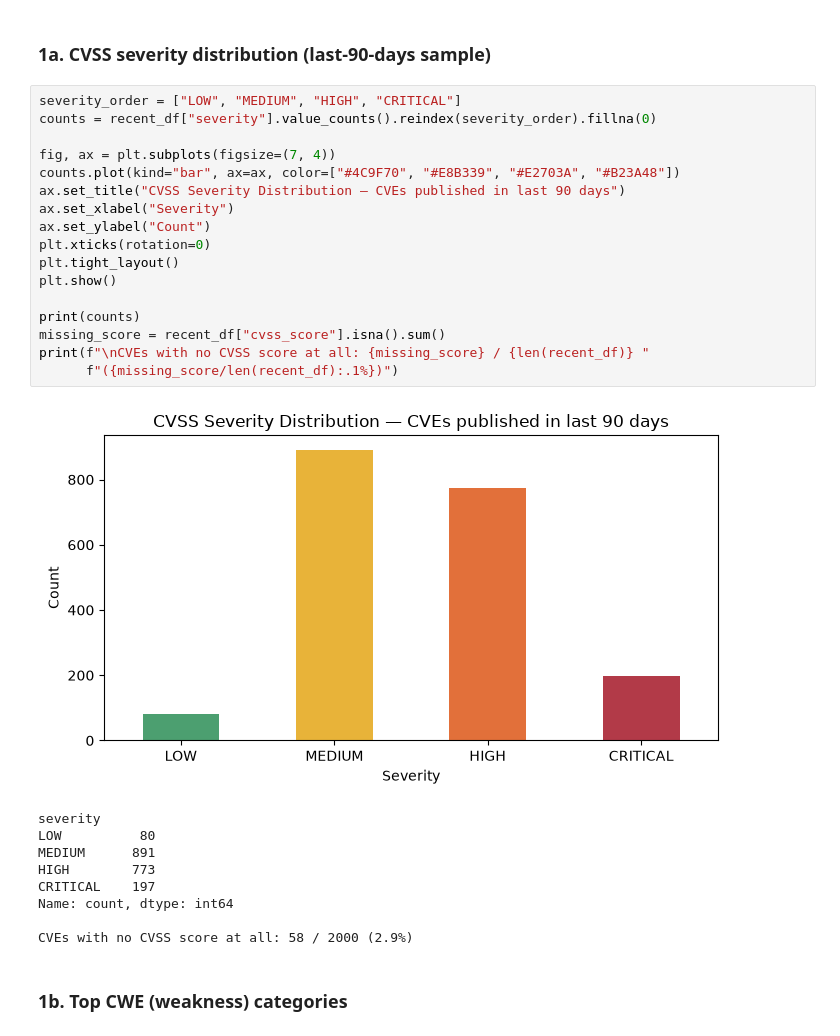
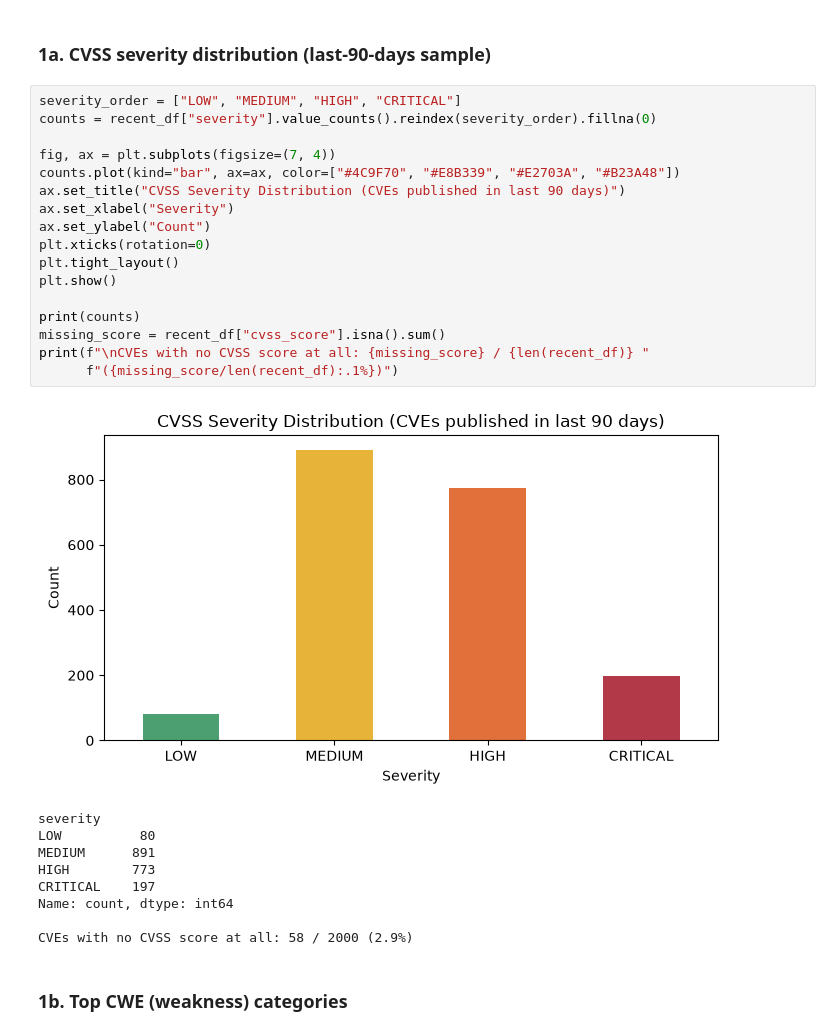
Before and after one commit to Yash-Annapure/IT_Security_Agent, a Jupyter notebook: notebooks/week1_analysis.ipynb, the cells around one changed output. Drawn from its saved outputs; the diff is of its cells as text.

```diff
--- a/notebooks/week1_analysis.ipynb
+++ b/notebooks/week1_analysis.ipynb
@@ -207,22 +216,22 @@ ecosystem_df.head()
 # %%
 severity_order = ["LOW", "MEDIUM", "HIGH", "CRITICAL"]
 counts = recent_df["severity"].value_counts().reindex(severity_order).fillna(0)
 
 fig, ax = plt.subplots(figsize=(7, 4))
 counts.plot(kind="bar", ax=ax, color=["#4C9F70", "#E8B339", "#E2703A", "#B23A48"])
-ax.set_title("CVSS Severity Distribution — CVEs published in last 90 days")
+ax.set_title("CVSS Severity Distribution (CVEs published in last 90 days)")
 ax.set_xlabel("Severity")
 ax.set_ylabel("Count")
 plt.xticks(rotation=0)
 plt.tight_layout()
 plt.show()
 
 print(counts)
 missing_score = recent_df["cvss_score"].isna().sum()
 print(f"\nCVEs with no CVSS score at all: {missing_score} / {len(recent_df)} "
       f"({missing_score/len(recent_df):.1%})")
 # %% [output]
-[figure, old version]
+[figure, new version]
 severity
 LOW          80
 MEDIUM      891
```
Also changed, not shown: parts of 8 cells of this notebook.
